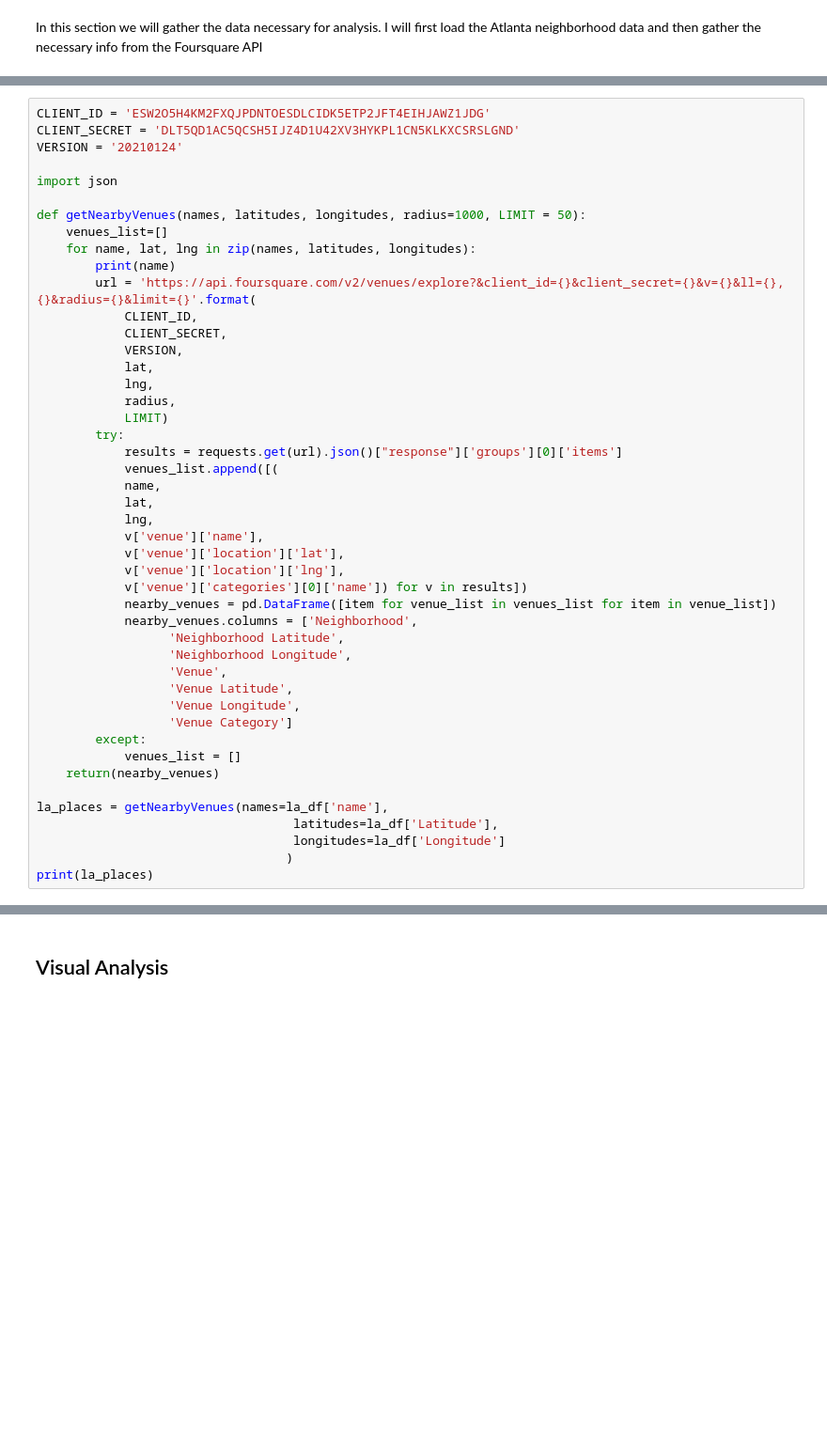
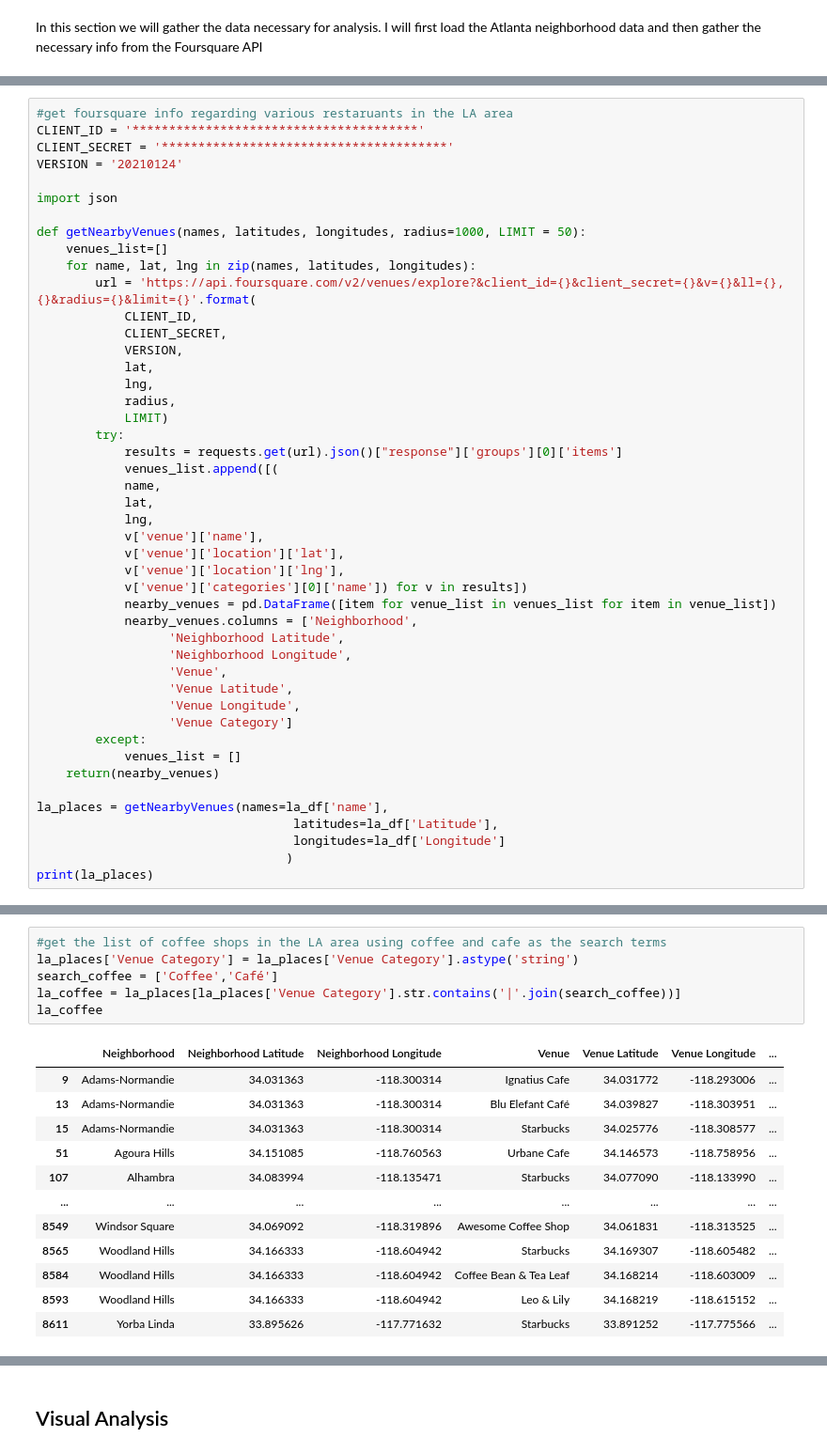
Before and after one commit to toddzs/Coursera_Capstone, a Jupyter notebook: Final Project.ipynb, the cells around one changed output, grey strips where cells are left out. Shown at 94% size. Cells and saved outputs as stored; diff of their text form; blank space fills up the shorter version.

```diff
--- a/Final Project.ipynb
+++ b/Final Project.ipynb
@@ -79,8 +78,9 @@ la_df.head()
 | 3 | L.A. County Neighborhood (V6) | agua-dulce | Agua Dulce | agua-dulce-la-county-neighborhood-v6 | /1.0/boundary-set/la-county-neigh... | {'city': '', 'name': 'Agua Dulce'... | /1.0/boundary/agua-dulce-la-count... | MULTIPOLYGON (((-118.37822 34.488... | 34.510666 | ... |
 | 4 | L.A. County Neighborhood (V6) | alhambra | Alhambra | alhambra-la-county-neighborhood-v6 | /1.0/boundary-set/la-county-neigh... | {'city': '', 'name': 'Alhambra', ... | /1.0/boundary/alhambra-la-county-... | MULTIPOLYGON (((-118.12175 34.105... | 34.083994 | ... |
 # %%
-CLIENT_ID = 'ESW2O5H4KM2FXQJPDNTOESDLCIDK5ETP2JFT4EIHJAWZ1JDG'
-CLIENT_SECRET = 'DLT5QD1AC5QCSH5IJZ4D1U42XV3HYKPL1CN5KLKXCSRSLGND'
+#get foursquare info regarding various restaruants in the LA area
+CLIENT_ID = '***************************************'
+CLIENT_SECRET = '***************************************'
 VERSION = '20210124'
 
 import json
@@ -88,7 +88,6 @@ import json
 def getNearbyVenues(names, latitudes, longitudes, radius=1000, LIMIT = 50):
     venues_list=[]
     for name, lat, lng in zip(names, latitudes, longitudes):
-        print(name)
         url = 'https://api.foursquare.com/v2/venues/explore?&client_id={}&client_secret={}&v={}&ll={},{}&radius={}&limit={}'.format(
             CLIENT_ID,
             CLIENT_SECRET,
@@ -156,0 +165,19 @@ dtype: object
+# %%
+#get the list of coffee shops in the LA area using coffee and cafe as the search terms
+la_places['Venue Category'] = la_places['Venue Category'].astype('string')
+search_coffee = ['Coffee','Café']
+la_coffee = la_places[la_places['Venue Category'].str.contains('|'.join(search_coffee))]
+la_coffee
+# %% [output]
+|  | Neighborhood | Neighborhood Latitude | Neighborhood Longitude | Venue | Venue Latitude | Venue Longitude | ... |
+| 9 | Adams-Normandie | 34.031363 | -118.300314 | Ignatius Cafe | 34.031772 | -118.293006 | ... |
+| 13 | Adams-Normandie | 34.031363 | -118.300314 | Blu Elefant Café | 34.039827 | -118.303951 | ... |
+| 15 | Adams-Normandie | 34.031363 | -118.300314 | Starbucks | 34.025776 | -118.308577 | ... |
+| 51 | Agoura Hills | 34.151085 | -118.760563 | Urbane Cafe | 34.146573 | -118.758956 | ... |
+| 107 | Alhambra | 34.083994 | -118.135471 | Starbucks | 34.077090 | -118.133990 | ... |
+| ... | ... | ... | ... | ... | ... | ... | ... |
+| 8549 | Windsor Square | 34.069092 | -118.319896 | Awesome Coffee Shop | 34.061831 | -118.313525 | ... |
+| 8565 | Woodland Hills | 34.166333 | -118.604942 | Starbucks | 34.169307 | -118.605482 | ... |
+| 8584 | Woodland Hills | 34.166333 | -118.604942 | Coffee Bean & Tea Leaf | 34.168214 | -118.603009 | ... |
+| 8593 | Woodland Hills | 34.166333 | -118.604942 | Leo & Lily | 34.168219 | -118.615152 | ... |
+| 8611 | Yorba Linda | 33.895626 | -117.771632 | Starbucks | 33.891252 | -117.775566 | ... |
```
Also changed, not shown: parts of 11 cells of this notebook.
